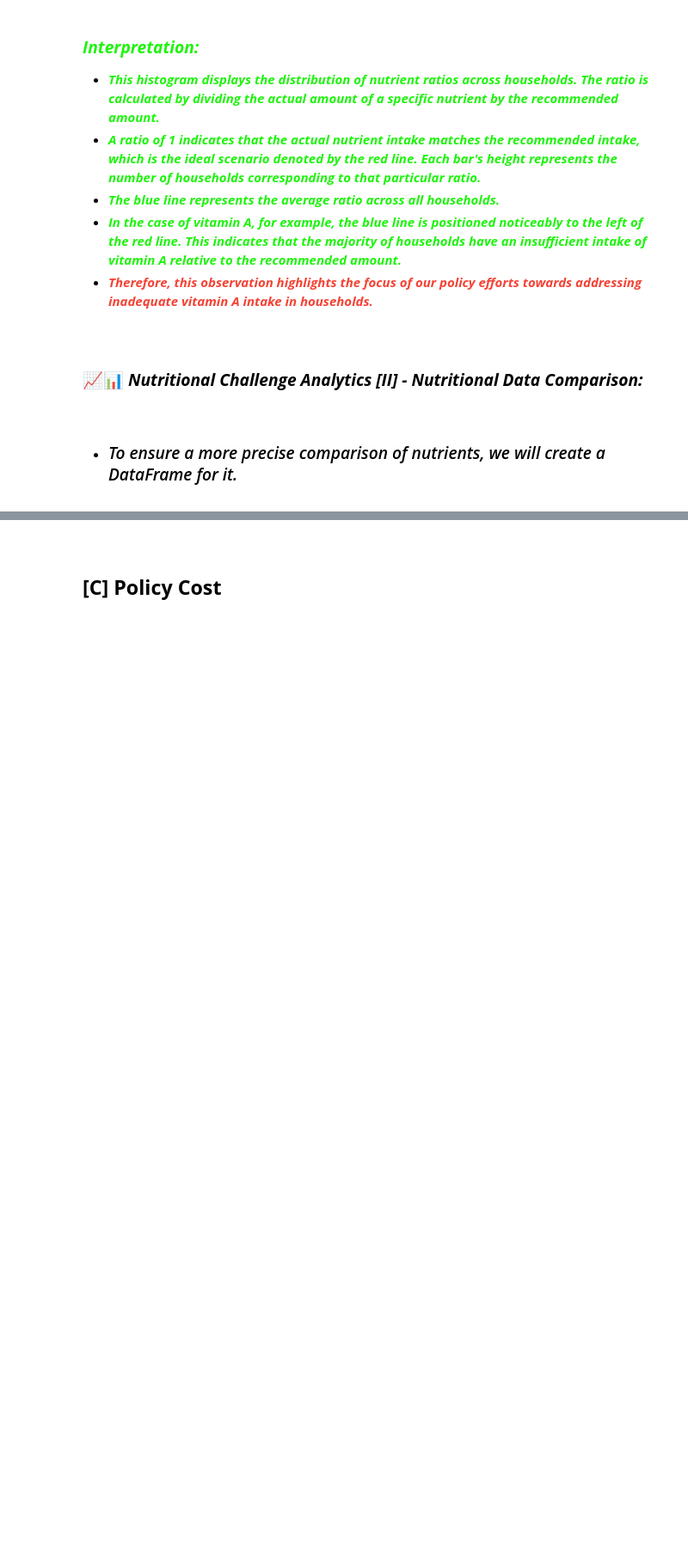
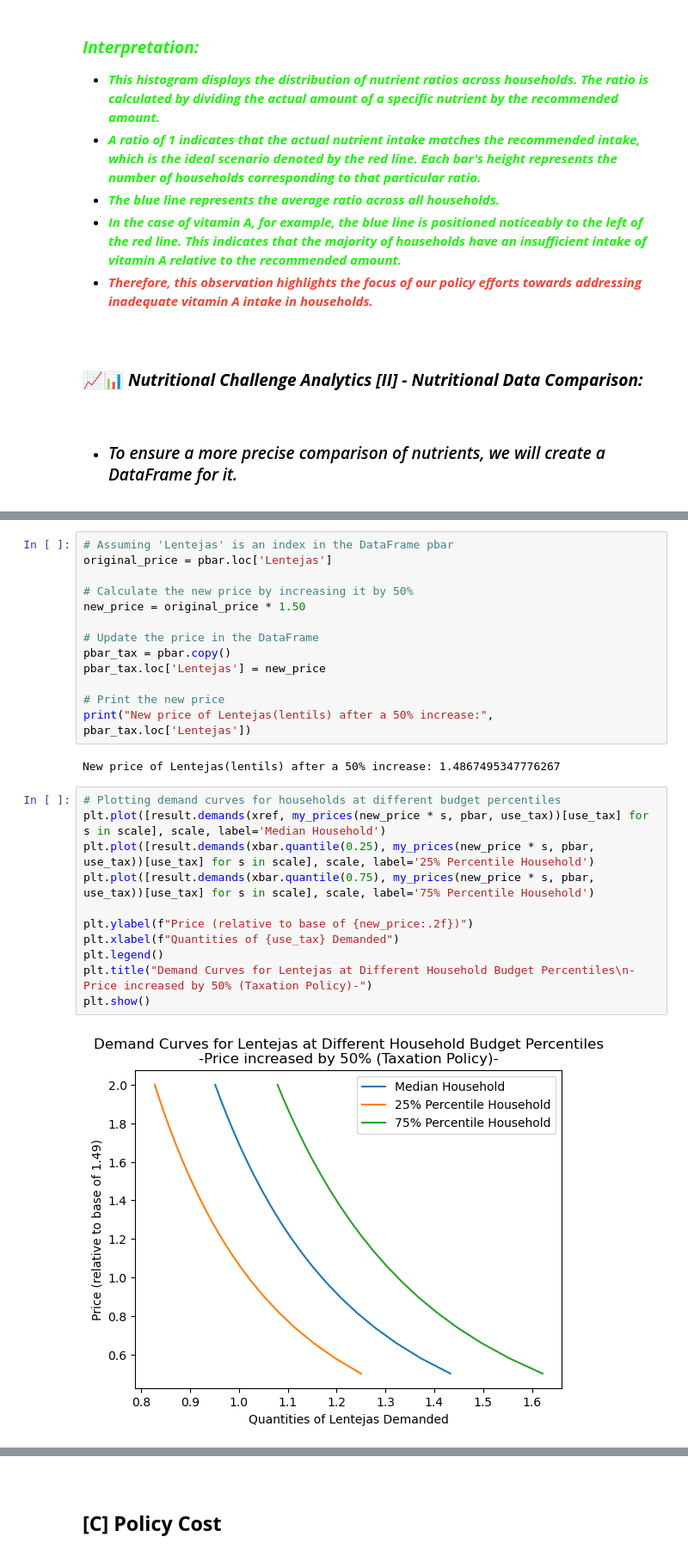
Before and after one commit to yingyinlii/team_luther_burbank_proj4, a Jupyter notebook: EEP153_project_4.ipynb, the cells around one changed output, grey strips where cells are left out. Shown at 86% size. Saved outputs shown, nothing was run; the diff lists cells and outputs as text; blank space fills up the shorter version.

```diff
--- a/EEP153_project_4.ipynb
+++ b/EEP153_project_4.ipynb
@@ -849,0 +984,28 @@ styled_df
+# %%
+# Assuming 'Lentejas' is an index in the DataFrame pbar
+original_price = pbar.loc['Lentejas']
+
+# Calculate the new price by increasing it by 50%
+new_price = original_price * 1.50
+
+# Update the price in the DataFrame
+pbar_tax = pbar.copy()
+pbar_tax.loc['Lentejas'] = new_price
+
+# Print the new price
+print("New price of Lentejas(lentils) after a 50% increase:", pbar_tax.loc['Lentejas'])
+# %% [output]
+New price of Lentejas(lentils) after a 50% increase: 1.4867495347776267
+# %%
+# Plotting demand curves for households at different budget percentiles
+plt.plot([result.demands(xref, my_prices(new_price * s, pbar, use_tax))[use_tax] for s in scale], scale, label='Median Household')
+plt.plot([result.demands(xbar.quantile(0.25), my_prices(new_price * s, pbar, use_tax))[use_tax] for s in scale], scale, label='25% Percentile Household')
+plt.plot([result.demands(xbar.quantile(0.75), my_prices(new_price * s, pbar, use_tax))[use_tax] for s in scale], scale, label='75% Percentile Household')
+
+plt.ylabel(f"Price (relative to base of {new_price:.2f})")
+plt.xlabel(f"Quantities of {use_tax} Demanded")
+plt.legend()
+plt.title("Demand Curves for Lentejas at Different Household Budget Percentiles\n-Price increased by 50% (Taxation Policy)-")
+plt.show()
+# %% [output]
+[figure, added]
```
Also changed, not shown: parts of 57 cells of this notebook, 2 other files.
